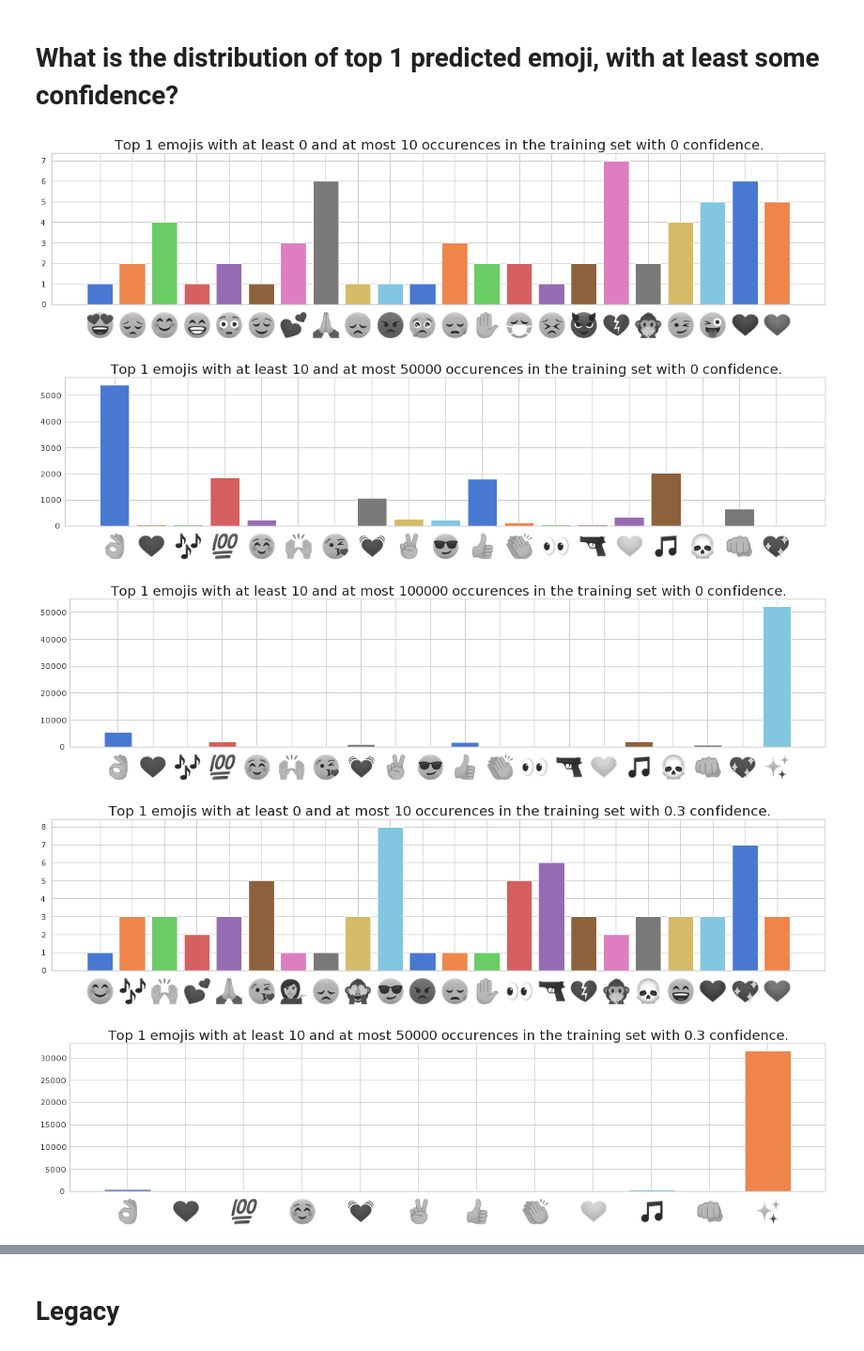
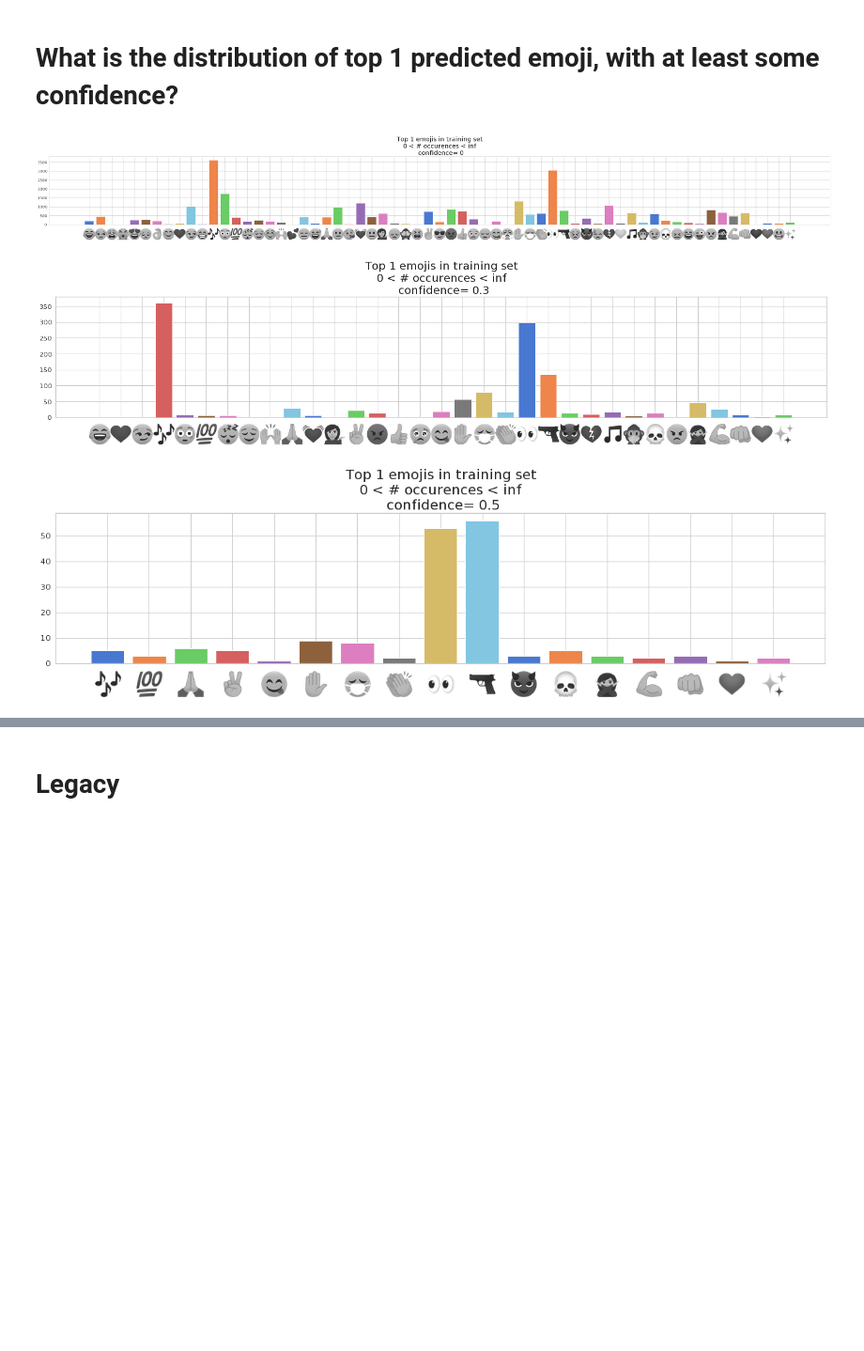
Before and after one commit to natashamjaques/A-Hierarchical-Latent-Structure-for-Variational-Conversation-Modeling, a Jupyter notebook: exploratory_analyses.ipynb, the cells around one changed output, grey strips where cells are left out. Shown at 94% size. Cells and saved outputs as stored; diff of their text form; code cells hidden in the pictures; blank space fills up the shorter version.

```diff
--- a/exploratory_analyses.ipynb
+++ b/exploratory_analyses.ipynb
@@ -121,45 +138,43 @@ plot_top1_softmax_hist(np.asarray(train_probs))
 # Input:
 # probs - an array of X*64
 # threhold - confidence threhold (between 0.0 and 1.0)
 # min_t - minimum number of occurences
 # max_t - maximum number of occurences
 
 
-def plot_top1_emoji_dist(probs, threshold, min_t, max_t):
+def plot_top1_emoji_dist(probs, threshold, min_t, max_t, fig_width=20):
     _bins = range(len(EMOJIS))
     font_prop = font_manager.FontProperties(fname='/mas/u/asma_gh/A-Hierarchical-Latent-Structure-for-Variational-Conversation-Modeling/fonts/apple/emojione-mac.ttc')
     font = {'fontproperties': font_prop, 'fontsize': 40}
-    plt.figure(figsize=(20,4))
+    plt.figure(figsize=(fig_width,4))
     vals = np.amax(probs, axis=1)
     indices = np.argmax(probs, axis=1)
     sub_indices = []
     for i, index in enumerate(indices):
         if vals[i]>threshold:
             sub_indices.append(index)
 
     frequencies = collections.Counter(sub_indices)
     keys = [key for key in range(len(EMOJIS)) if frequencies[key]>min_t and frequencies[key]<max_t]
     for idx, key in enumerate(keys):
         plt.bar(idx, frequencies[key])
     plt.xticks(range(len(keys)), [emoji.emojize(EMOJIS[i], use_aliases=True) for i in keys], **font)
-    plt.title(f'Top 1 emojis with at least {min_t} and at most {max_t} occurences in the training set with {threshold} confidence.', fontsize=20)
+    plt.title(f'Top 1 emojis in training set\n{min_t} < # occurences < {max_t}\n confidence= {threshold}', fontsize=20)
 
 #     plt.savefig('emoji_pobs.png')
     plt.show()
 
-plot_top1_emoji_dist(np.asarray(train_probs), 0, 0, 10)
-plot_top1_emoji_dist(np.asarray(train_probs), 0, 10, 50000)
-plot_top1_emoji_dist(np.asarray(train_probs), 0, 10, 100000)
+# plot_top1_emoji_dist(np.asarray(train_probs), 0, 0, 10)
+# plot_top1_emoji_dist(np.asarray(train_probs), 0, 10, 50000)
+plot_top1_emoji_dist(np.asarray(train_probs), 0, 0, np.inf, fig_width=45)
 
 
-plot_top1_emoji_dist(np.asarray(train_probs), 0.3, 0, 10)
-plot_top1_emoji_dist(np.asarray(train_probs), 0.3, 10, 50000)
+# plot_top1_emoji_dist(np.asarray(train_probs), 0.3, 0, 10)
+plot_top1_emoji_dist(np.asarray(train_probs), 0.3, 0, np.inf, fig_width=25)
 
-plot_top1_emoji_dist(np.asarray(train_probs), 0.5, 0, 10)
-plot_top1_emoji_dist(np.asarray(train_probs), 0.5, 10, 50000)
+# plot_top1_emoji_dist(np.asarray(train_probs), 0.5, 0, 10)
+plot_top1_emoji_dist(np.asarray(train_probs), 0.5, 0, np.inf)
 # %% [output]
-[figure, old version]
+[figure, new version]
-[figure, old version]
+[figure, new version]
-[figure, old version]
+[figure, new version]
-[figure, removed]
-[figure, removed]
```
Also changed, not shown: parts of 14 cells of this notebook, 1 other file.
